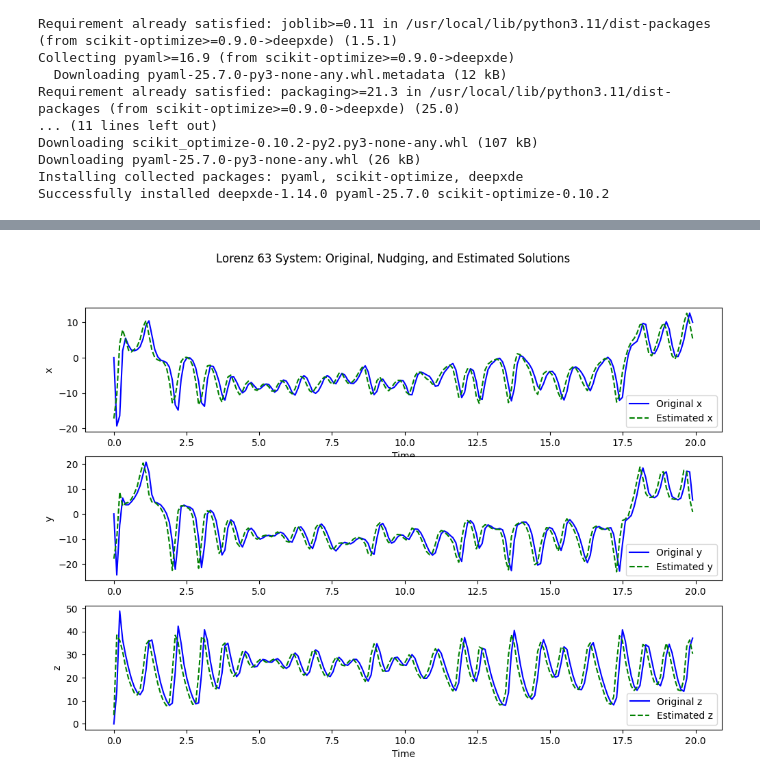
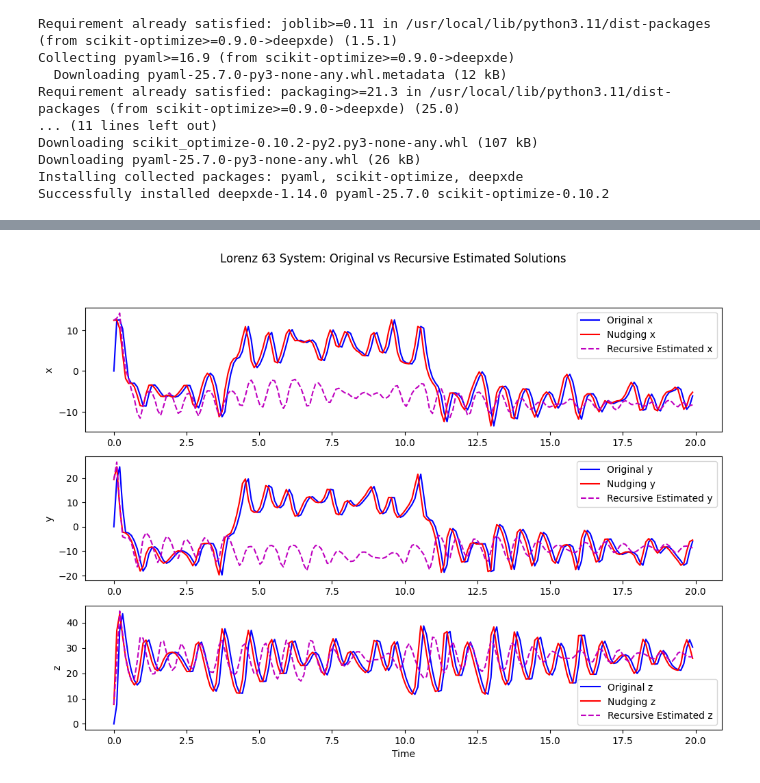
Before and after one commit to Zeusfire2058/code_stuff_woo, a Jupyter notebook: Lorenz_63.ipynb, the cells around one changed output, grey strips where cells are left out. Drawn from its saved outputs; the diff is of its cells as text; code cells hidden in the pictures.

Commit message:
corrected the model to predict next time step rather than all at once

```diff
--- a/Lorenz_63.ipynb
+++ b/Lorenz_63.ipynb
@@ -249,14 +249,12 @@ def test_lorenz_with_nudging():
 
 # Run the test simulation for graphs
 original_test, nudged_test = test_lorenz_with_nudging()
-
+'''
 output_63 = model_63.predict(original_test)
 x_63 = output_63[:, 0]
 y_63 = output_63[:, 1]
 z_63 = output_63[:, 2]
 t = observation_times[:len(original_test)] # Slice t to match the length of the test data
-
-
 
 # Plot results
 plt.figure(figsize=(12, 8))
@@ -289,6 +287,81 @@ plt.legend()
 
 plt.suptitle('Lorenz 63 System: Original, Nudging, and Estimated Solutions')
 plt.show()
+'''
+
+
+# Get the initial state from the nudged solution of the test data
+initial_state = nudged_test[0]
+
+# Get the observed x values from the test data
+# We need the observed x at t_k for each step
+observed_x_test = original_test[:, 0]
+
+# Initialize the array to store the recursive predictions
+recursive_predictions = [initial_state]
+
+# Perform recursive prediction
+current_state = initial_state
+for k in range(len(observation_times) - 2): #-2 to make it the same length as others
+    # Construct the input for the current step: [w(t_k), I_M(u(t_k))]
+    # Use the predicted state from the previous step (or initial_state for the first step)
+    # and the observed x at the current time step t_k
+    current_input = np.concatenate([current_state, [observed_x_test[k]]])
+
+    # Reshape the input to match the model's expected input shape (batch_size, input_dim)
+    current_input = current_input.reshape(1, -1)
+
+    # Predict the next state: w(t_{k+1})
+    next_state_prediction = model_63.predict(current_input)
+
+    # Extract the predicted state (remove the batch dimension)
+    next_state_prediction = next_state_prediction[0]
+
+    # Store the prediction
+    recursive_predictions.append(next_state_prediction)
+
+    # Update the current state for the next iteration
+    current_state = next_state_prediction
+
+# Convert the list of predictions to a numpy array
+recursive_predictions = np.array(recursive_predictions)
+
+# Extract the components for plotting
+x_recursive = recursive_predictions[:, 0]
+y_recursive = recursive_predictions[:, 1]
+z_recursive = recursive_predictions[:, 2]
+t = observation_times[:len(original_test)]
+
+# Plotting the results
+plt.figure(figsize=(12, 8))
+
+# Plot x components
+plt.subplot(3, 1, 1)
+plt.plot(t, original_test[:, 0], 'b-', label='Original x')
+plt.plot(t, nudged_test[:, 0], 'r-', label = 'Nudging x')
+plt.plot(t, x_recursive, 'm--', label='Recursive Estimated x')
+plt.ylabel('x')
+plt.legend()
+
+# Plot y components
+plt.subplot(3, 1, 2)
+plt.plot(t, original_test[:, 1], 'b-', label='Original y')
+plt.plot(t, nudged_test[:, 1], 'r-', label = 'Nudging y')
+plt.plot(t, y_recursive, 'm--', label='Recursive Estimated y')
+plt.ylabel('y')
+plt.legend()
+
+# Plot z components
+plt.subplot(3, 1, 3)
+plt.plot(t, original_test[:, 2], 'b-', label='Original z')
+plt.plot(t, nudged_test[:, 2], 'r-', label = 'Nudging z')
+plt.plot(t, z_recursive, 'm--', label='Recursive Estimated z')
+plt.ylabel('z')
+plt.xlabel('Time')
+plt.legend()
+
+plt.suptitle('Lorenz 63 System: Original vs Recursive Estimated Solutions')
+plt.show()
 # %% [output]
 Generating reference solution 0/1000
 Generating reference solution 100/1000
@@ -308,6 +381,6 @@ Building feed-forward neural network...
 
 Generating reference solution 0/1
-[figure, old version]
+[figure, new version]
 # %%
 # Plot results
 plt.figure(figsize=(12, 8))
```
Also changed, not shown: parts of 1 cell of this notebook.
